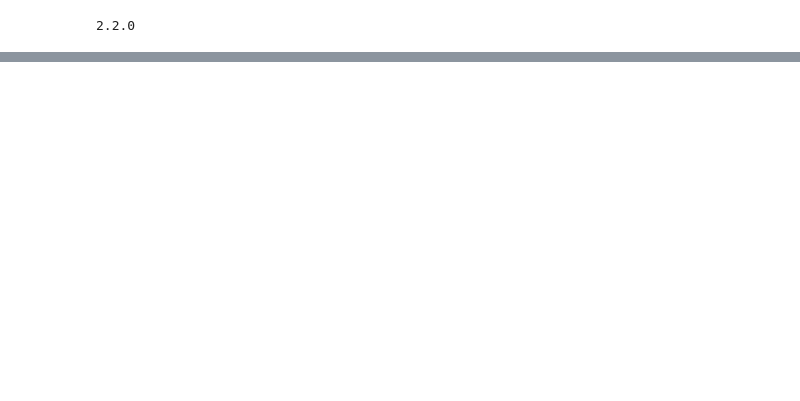
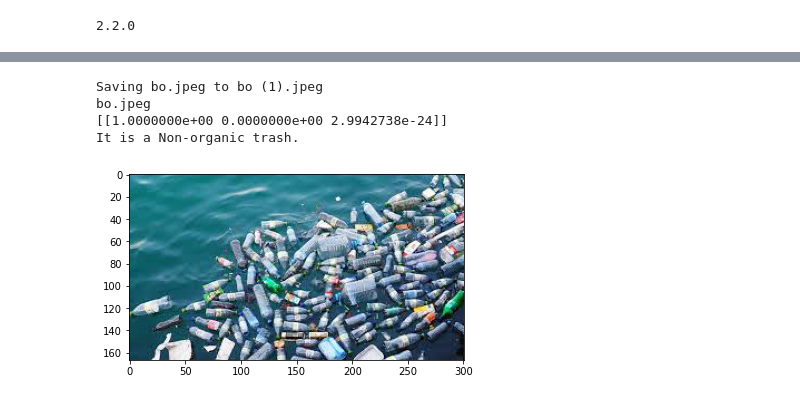
Before and after one commit to fatjan/final-project-DPS1-B, a Jupyter notebook: waste_classification.ipynb, the cells around one changed output, grey strips where cells are left out. Drawn from its saved outputs; the diff is of its cells as text; code cells hidden in the pictures; blank space fills up the shorter version.

```diff
--- a/waste_classification.ipynb
+++ b/waste_classification.ipynb
@@ -65,0 +208,31 @@ for i, image in enumerate(r_listdir):
+# %%
+import numpy as np
+from google.colab import files
+from keras.preprocessing import image
+
+uploaded = files.upload()
+
+for fn in uploaded.keys():
+
+  # predicting images
+  path = fn
+  real_img = image.load_img(path)
+  plt.imshow(real_img)
+  img = image.load_img(path, target_size=(150, 150))
+  x = image.img_to_array(img)
+  x = np.expand_dims(x, axis=0)
+
+  images = np.vstack([x])
+  classes = model.predict(images, batch_size=10)
+  print(fn)
+  print(classes)
+  labels = ['Non-organic', 'Organic', 'Recyclable']
+  max_value = max(classes[0])
+  # print(max_value)
+  list_classes = classes.tolist()
+  index = list_classes[0].index(max_value)
+  if index == 1:
+    print('It is an ' + labels[index] + ' trash.')
+  else:
+    print('It is a ' + labels[index] + ' trash.')
+# %% [output]
@@ -65,0 +240,5 @@ for i, image in enumerate(r_listdir):
+Saving bo.jpeg to bo (1).jpeg
+bo.jpeg
+[[1.0000000e+00 0.0000000e+00 2.9942738e-24]]
+It is a Non-organic trash.
+[figure, added]
```
Also changed, not shown: parts of 11 cells of this notebook.
